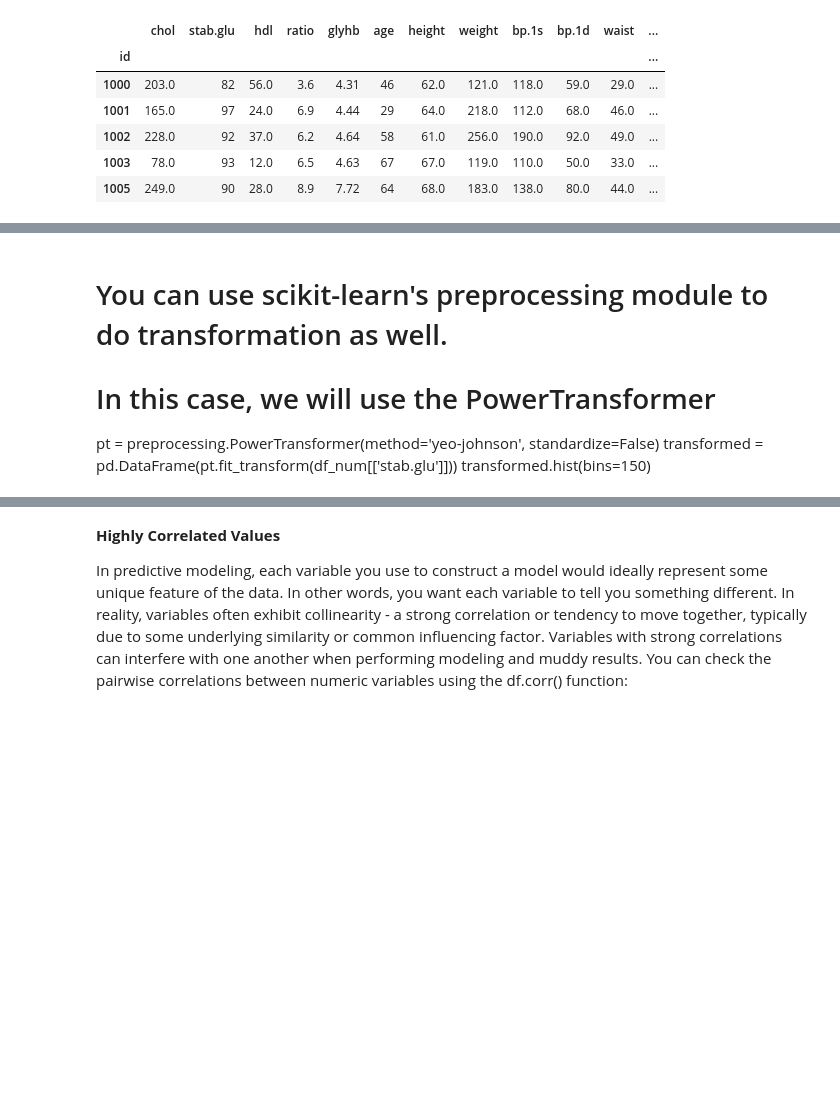
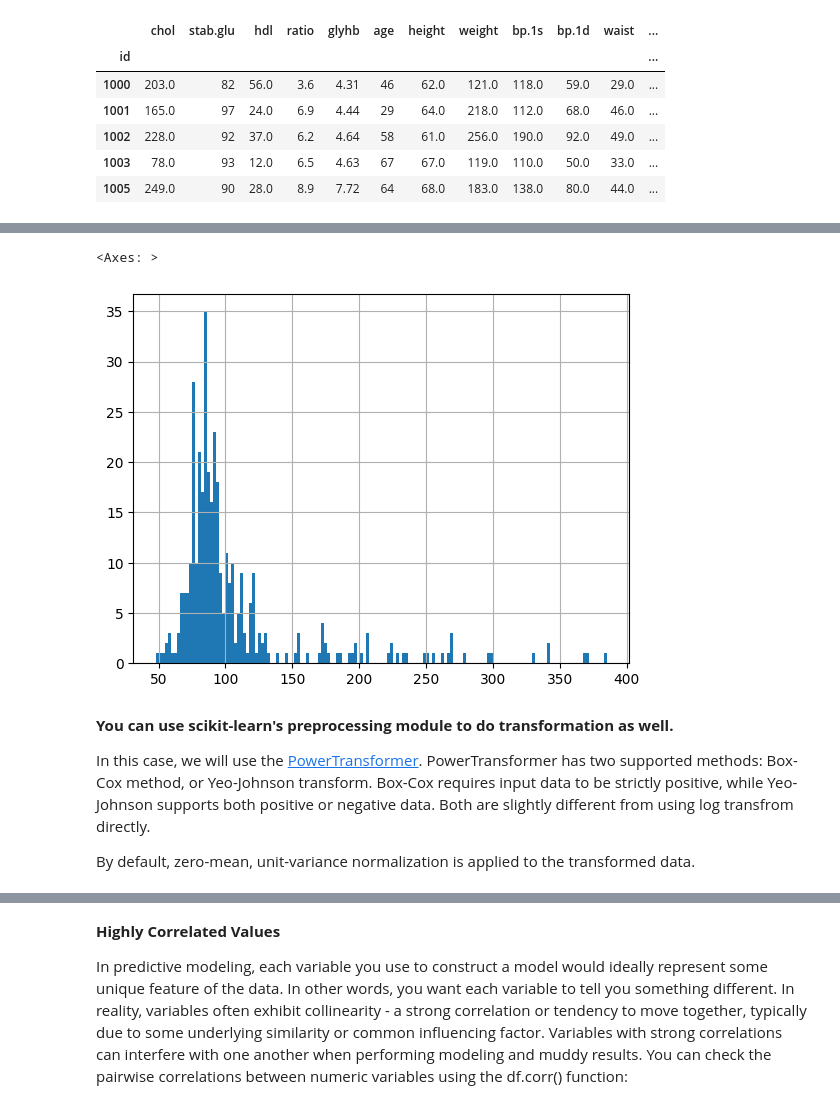
Before and after one commit to dbabichenko/python_for_data_and_analytics, a Jupyter notebook: Data cleaning/DataMungingPartII.ipynb, the cells around one changed output, grey strips where cells are left out. Saved outputs shown, nothing was run; the diff lists cells and outputs as text; code cells hidden in the pictures; blank space fills up the shorter version.

```diff
--- a/Data cleaning/DataMungingPartII.ipynb
+++ b/Data cleaning/DataMungingPartII.ipynb
@@ -210,7 +217,17 @@ log_transformed_col.hist(bins=150) # Plot histogram
+# %%
+# We can also reverse the transformation, when we need to interpret the result.
+# The values in all transfromed or scaled data have lost its original meaning. If we need to explain the analysis model later, than we need to reverse the transformation.
+inversed_col = log_transformed_col.apply(np.exp) - 0.1
+inversed_col.hist(bins=150)
+# %% [output]
+<Axes: >
+[figure, added]
 # %% [markdown]
-# You can use scikit-learn's preprocessing module to do transformation as well.
-# In this case, we will use the PowerTransformer
+**You can use scikit-learn's preprocessing module to do transformation as well.**
 
-pt = preprocessing.PowerTransformer(method='yeo-johnson', standardize=False)
-transformed = pd.DataFrame(pt.fit_transform(df_num[['stab.glu']]))
-transformed.hist(bins=150)
+In this case, we will use the [PowerTransformer](https://scikit-learn.org/stable/modules/generated/sklearn.preprocessing.PowerTransformer.html).
+PowerTransformer has two supported methods: Box-Cox method, or Yeo-Johnson transform.
+Box-Cox requires input data to be strictly positive, while Yeo-Johnson supports both positive or negative data.
+Both are slightly different from using log transfrom directly.
+
+By default, zero-mean, unit-variance normalization is applied to the transformed data.
```
Also changed, not shown: parts of 17 cells of this notebook.
